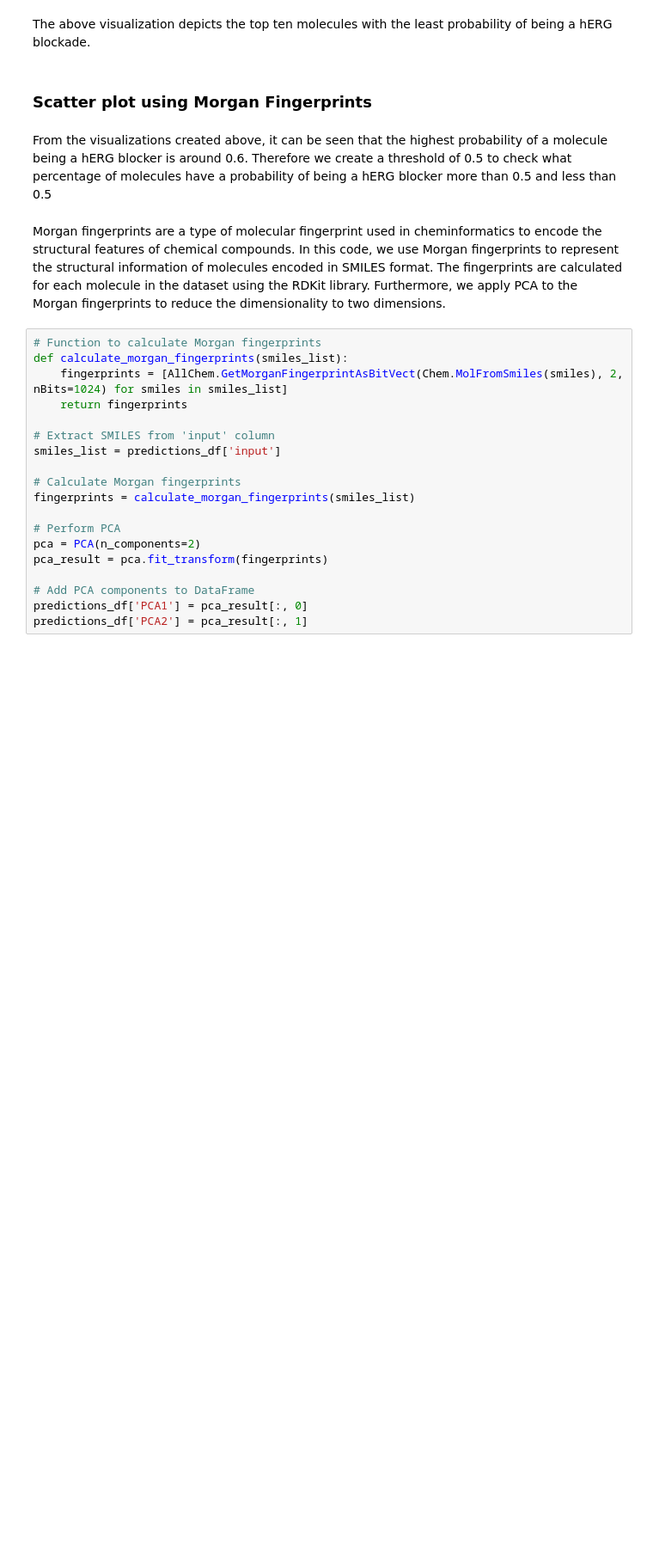
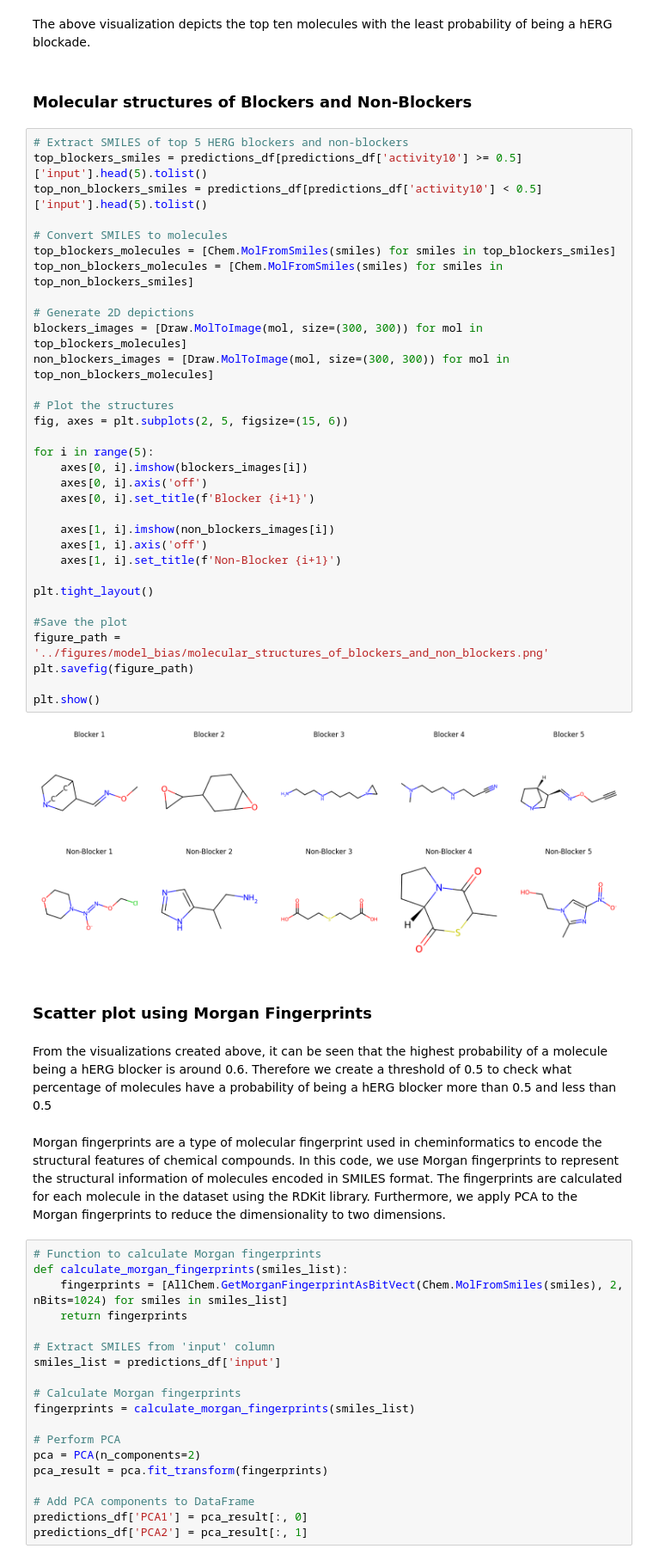
Before and after one commit to dubeyayushi/Contribution-Period-Ersilia, a Jupyter notebook: notebooks/00_model_bias_eos30gr.ipynb, the cells around one changed output. Shown at 86% size. Cells and saved outputs as stored; diff of their text form; blank space fills up the shorter version.

```diff
--- a/notebooks/00_model_bias_eos30gr.ipynb
+++ b/notebooks/00_model_bias_eos30gr.ipynb
@@ -298,5 +418,41 @@ plt.show()
 # %% [markdown]
 The above visualization depicts the top ten molecules with the least probability of being a hERG blockade.
+# %% [markdown]
+### Molecular structures of Blockers and Non-Blockers
+# %%
+# Extract SMILES of top 5 HERG blockers and non-blockers
+top_blockers_smiles = predictions_df[predictions_df['activity10'] >= 0.5]['input'].head(5).tolist()
+top_non_blockers_smiles = predictions_df[predictions_df['activity10'] < 0.5]['input'].head(5).tolist()
+
+# Convert SMILES to molecules
+top_blockers_molecules = [Chem.MolFromSmiles(smiles) for smiles in top_blockers_smiles]
+top_non_blockers_molecules = [Chem.MolFromSmiles(smiles) for smiles in top_non_blockers_smiles]
+
+# Generate 2D depictions
+blockers_images = [Draw.MolToImage(mol, size=(300, 300)) for mol in top_blockers_molecules]
+non_blockers_images = [Draw.MolToImage(mol, size=(300, 300)) for mol in top_non_blockers_molecules]
+
+# Plot the structures
+fig, axes = plt.subplots(2, 5, figsize=(15, 6))
+
+for i in range(5):
+    axes[0, i].imshow(blockers_images[i])
+    axes[0, i].axis('off')
+    axes[0, i].set_title(f'Blocker {i+1}')
+
+    axes[1, i].imshow(non_blockers_images[i])
+    axes[1, i].axis('off')
+    axes[1, i].set_title(f'Non-Blocker {i+1}')
+
+plt.tight_layout()
+
+#Save the plot
+figure_path = '../figures/model_bias/molecular_structures_of_blockers_and_non_blockers.png'
+plt.savefig(figure_path)
+
+plt.show()
+# %% [output]
+[figure, added]
 # %% [markdown]
 ### Scatter plot using Morgan Fingerprints
 # %% [markdown]
```
Also changed, not shown: parts of 18 cells of this notebook, 3 other files.
